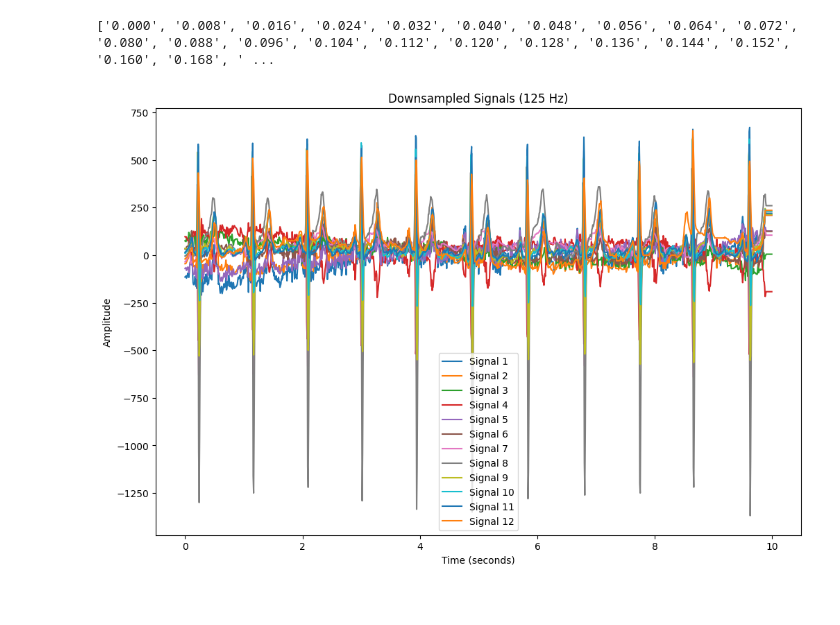
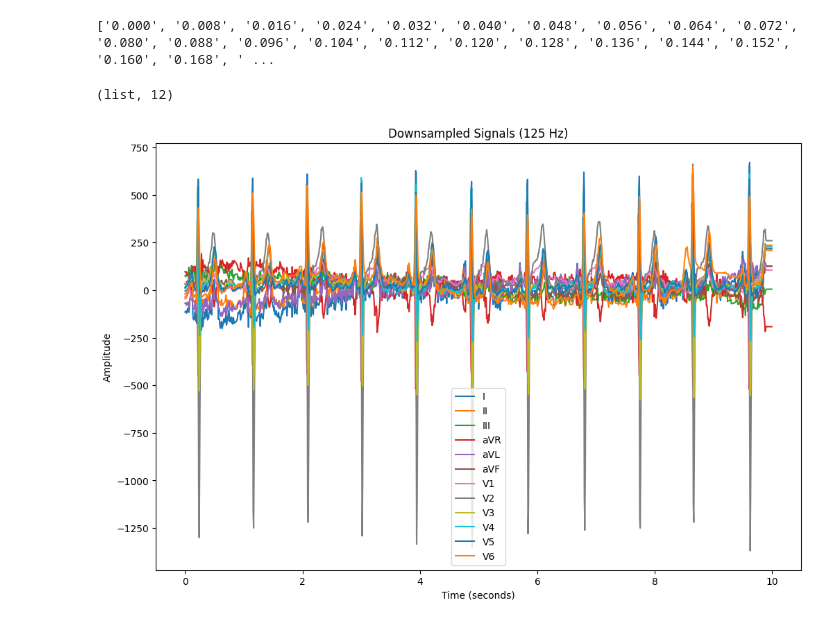
Before and after one commit to JennEYoon/ECG-transform, a Jupyter notebook: notebooks/load_mat.ipynb, the cells around one changed output. Cells and saved outputs as stored; diff of their text form; code cells hidden in the pictures.

```diff
--- a/notebooks/load_mat.ipynb
+++ b/notebooks/load_mat.ipynb
@@ -146,18 +146,23 @@ time_downsampled = np.arange(1250) / 125  # Downsampled time axis
 print([f"{x:.3f}" for x in time_downsampled])
 # %% [output]
 ['0.000', '0.008', '0.016', '0.024', '0.032', '0.040', '0.048', '0.056', '0.064', '0.072', '0.080', '0.088', '0.096', '0.104', '0.112', '0.120', '0.128', '0.136', '0.144', '0.152', '0.160', '0.168', ' ...
+# %%
+ecg_labels = ['I', 'II', 'III', 'aVR', 'aVL', 'aVF', 'V1', 'V2', 'V3', 'V4', 'V5', 'V6']
+type(ecg_labels), len(ecg_labels)
+# %% [output]
+(list, 12)
 # %%
 # Plot all 12 signals
 plt.figure(figsize=(12, 8))
 
 for i in range(12):
-    plt.plot(time_downsampled, downsampled_data[i] + i * 5, label=f"Signal {i+1}")
+    plt.plot(time_downsampled, downsampled_data[i] + i * 5, label=ecg_labels[i])
     # Offset each signal for clarity
 
 plt.xlabel("Time (seconds)")
 plt.ylabel("Amplitude")
 plt.title("Downsampled Signals (125 Hz)")
 plt.legend()
 plt.show()
 # %% [output]
-[figure, old version]
+[figure, new version]
```
Also changed, not shown: parts of 13 cells of this notebook.
